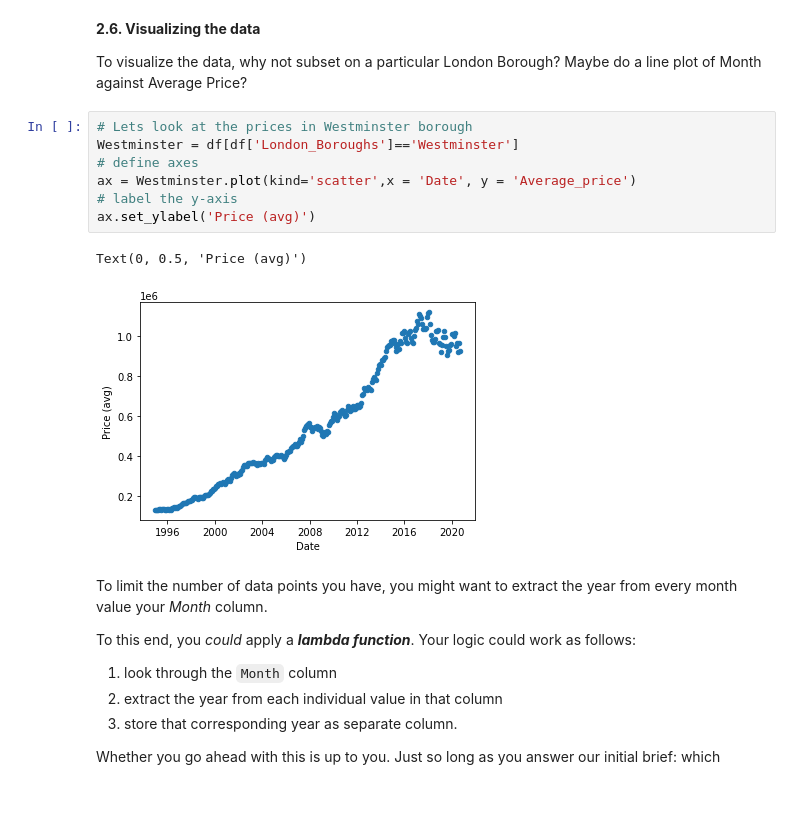
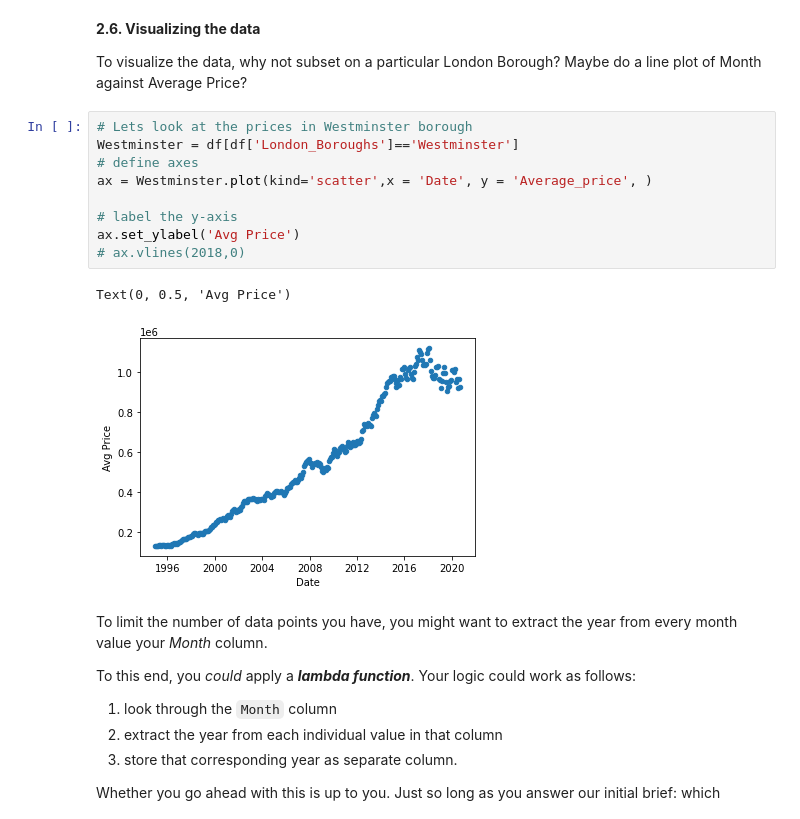
Before and after one commit to yepterence/london-housing-prices, a Jupyter notebook: Unit 4 Challenge - Tier 3.ipynb, the cells around one changed output. Drawn from its saved outputs; the diff is of its cells as text.

```diff
--- a/Unit 4 Challenge - Tier 3.ipynb
+++ b/Unit 4 Challenge - Tier 3.ipynb
@@ -265,13 +265,15 @@ To visualize the data, why not subset on a particular London Borough? Maybe do a
 # %%
 # Lets look at the prices in Westminster borough
 Westminster = df[df['London_Boroughs']=='Westminster']
 # define axes
-ax = Westminster.plot(kind='scatter',x = 'Date', y = 'Average_price')
+ax = Westminster.plot(kind='scatter',x = 'Date', y = 'Average_price', )
+
 # label the y-axis
-ax.set_ylabel('Price (avg)')
+ax.set_ylabel('Avg Price')
+# ax.vlines(2018,0)
 # %% [output]
-Text(0, 0.5, 'Price (avg)')
+Text(0, 0.5, 'Avg Price')
-[figure, old version]
+[figure, new version]
 # %% [markdown]
 To limit the number of data points you have, you might want to extract the year from every month value your *Month* column.
 
```
Also changed, not shown: parts of 7 cells of this notebook.
